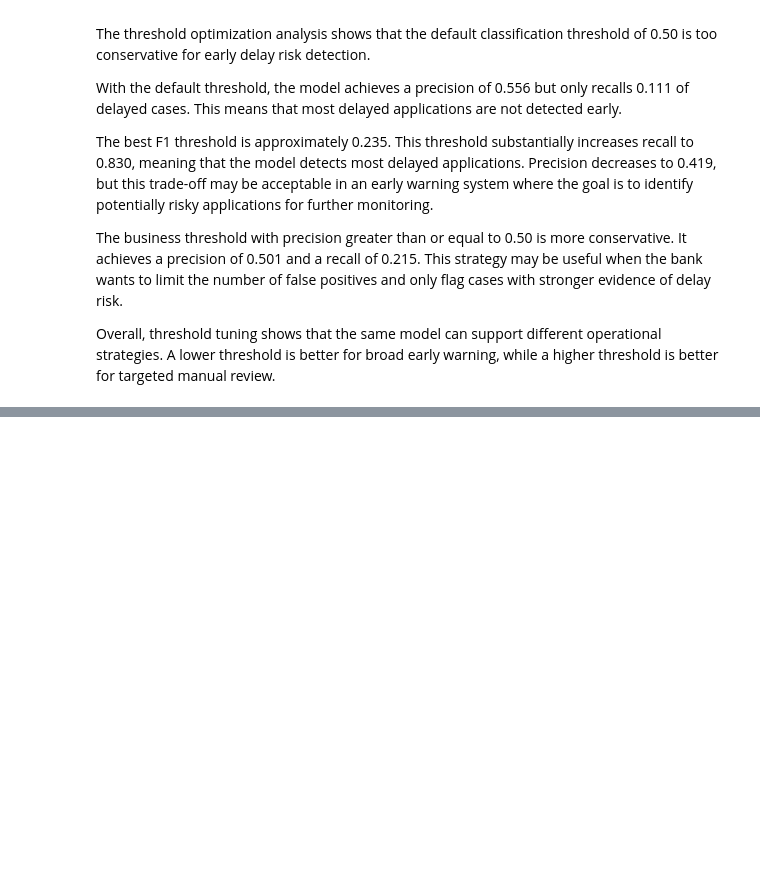
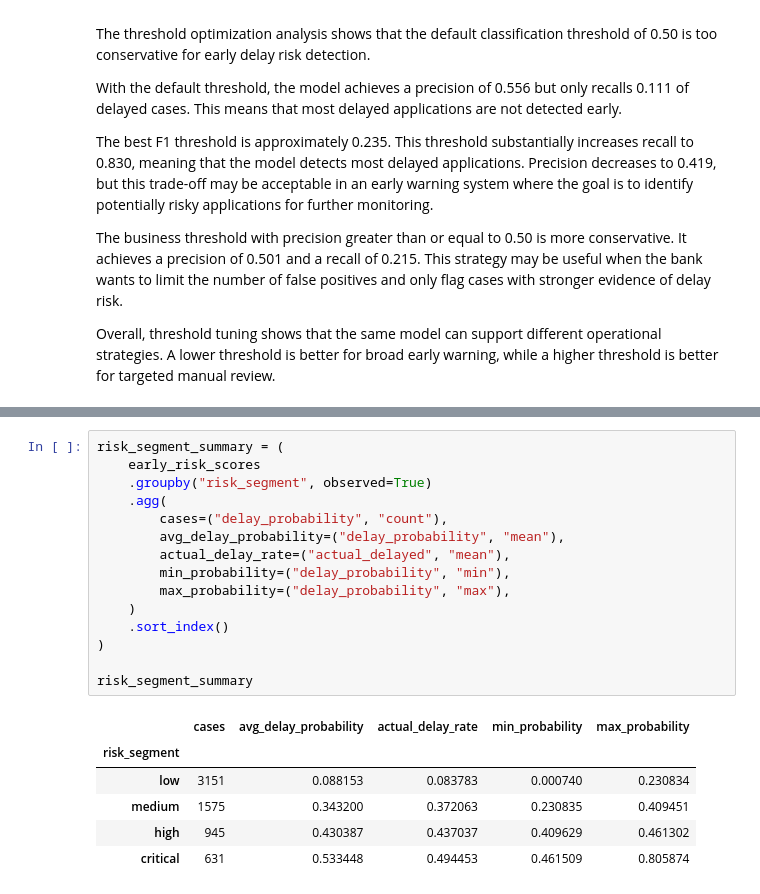
Before and after one commit to alfergal/ml-studio, a Jupyter notebook: ml/loanops/notebooks/03_enriched_modeling.ipynb, the cells around one changed output, grey strips where cells are left out. Drawn from its saved outputs; the diff is of its cells as text; blank space fills up the shorter version.

```diff
--- a/ml/loanops/notebooks/03_enriched_modeling.ipynb
+++ b/ml/loanops/notebooks/03_enriched_modeling.ipynb
@@ -534,0 +573,22 @@ Overall, threshold tuning shows that the same model can support different operat
+# %%
+risk_segment_summary = (
+    early_risk_scores
+    .groupby("risk_segment", observed=True)
+    .agg(
+        cases=("delay_probability", "count"),
+        avg_delay_probability=("delay_probability", "mean"),
+        actual_delay_rate=("actual_delayed", "mean"),
+        min_probability=("delay_probability", "min"),
+        max_probability=("delay_probability", "max"),
+    )
+    .sort_index()
+)
+
+risk_segment_summary
+# %% [output]
+|  | cases | avg_delay_probability | actual_delay_rate | min_probability | max_probability |
+| risk_segment |  |  |  |  |  |
+| low | 3151 | 0.088153 | 0.083783 | 0.000740 | 0.230834 |
+| medium | 1575 | 0.343200 | 0.372063 | 0.230835 | 0.409451 |
+| high | 945 | 0.430387 | 0.437037 | 0.409629 | 0.461302 |
+| critical | 631 | 0.533448 | 0.494453 | 0.461509 | 0.805874 |
```
Also changed, not shown: parts of 5 cells of this notebook, 2 other files.
